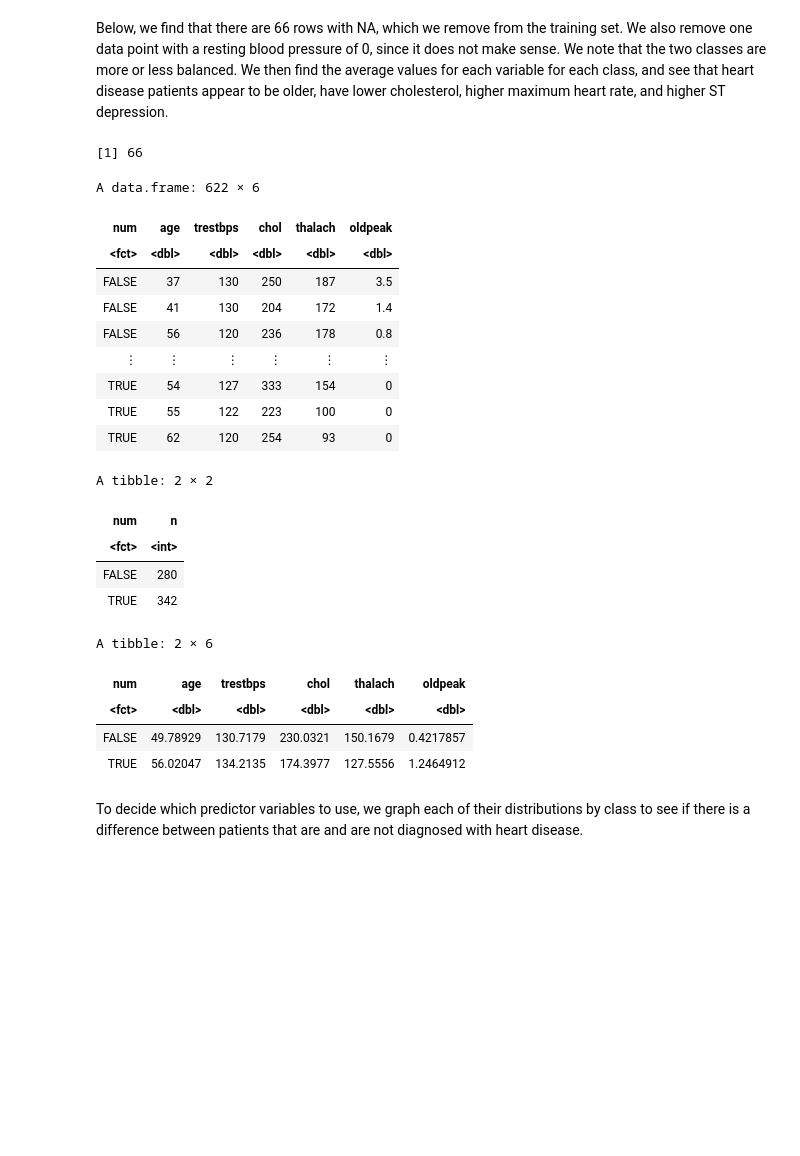
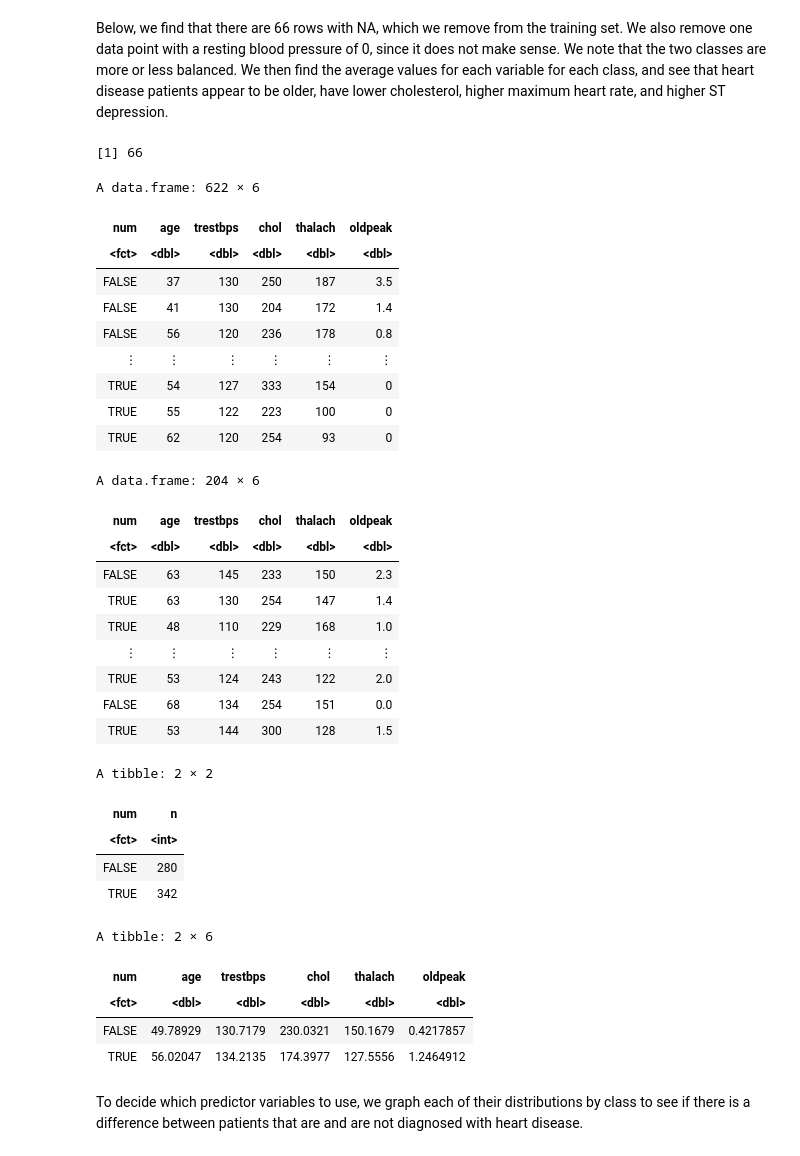
Before and after one commit to EdwardJXLi/DSCI-100-group-project, a Jupyter notebook: HeartDiseasePrediction.ipynb, the cells around one changed output. Drawn from its saved outputs; the diff is of its cells as text; code cells hidden in the pictures; blank space fills up the shorter version.

Commit message:
Added Initial Data Classification

```diff
--- a/HeartDiseasePrediction.ipynb
+++ b/HeartDiseasePrediction.ipynb
@@ -188,43 +206,59 @@ num_na
 
 heart_training_clean <- heart_training |>
     filter(!is.na(age)&!is.na(trestbps)&!is.na(chol)&!is.na(thalach)&!is.na(oldpeak))|>
     filter(trestbps!=0)
 
 heart_training_clean
 
+heart_testing_clean <- heart_testing |>
+    filter(!is.na(age)&!is.na(trestbps)&!is.na(chol)&!is.na(thalach)&!is.na(oldpeak))|>
+    filter(trestbps!=0)
+
+heart_testing_clean
+
 # Distribution of target class
 class_dist <- heart_training_clean |>
     group_by(num) |>
     summarize(n=n())
 class_dist
 
 # Average values table of each predictor
 var_means <- heart_training_clean |>
     group_by(num)|>
     summarize(across(age:oldpeak, mean, na.rm=TRUE))
 var_means
 # %% [output]
 [1] 66
 A data.frame: 622 × 6
 | num | age | trestbps | chol | thalach | oldpeak |
 | <fct> | <dbl> | <dbl> | <dbl> | <dbl> | <dbl> |
 | FALSE | 37 | 130 | 250 | 187 | 3.5 |
 | FALSE | 41 | 130 | 204 | 172 | 1.4 |
 | FALSE | 56 | 120 | 236 | 178 | 0.8 |
 | ⋮ | ⋮ | ⋮ | ⋮ | ⋮ | ⋮ |
 | TRUE | 54 | 127 | 333 | 154 | 0 |
 | TRUE | 55 | 122 | 223 | 100 | 0 |
 | TRUE | 62 | 120 | 254 | 93 | 0 |
-A tibble: 2 × 2
+A data.frame: 204 × 6
-| num | n |
-| <fct> | <int> |
-| FALSE | 280 |
-| TRUE | 342 |
+| num | age | trestbps | chol | thalach | oldpeak |
+| <fct> | <dbl> | <dbl> | <dbl> | <dbl> | <dbl> |
+| FALSE | 63 | 145 | 233 | 150 | 2.3 |
+| TRUE | 63 | 130 | 254 | 147 | 1.4 |
+| TRUE | 48 | 110 | 229 | 168 | 1.0 |
+| ⋮ | ⋮ | ⋮ | ⋮ | ⋮ | ⋮ |
+| TRUE | 53 | 124 | 243 | 122 | 2.0 |
+| FALSE | 68 | 134 | 254 | 151 | 0.0 |
+| TRUE | 53 | 144 | 300 | 128 | 1.5 |
-A tibble: 2 × 6
+A tibble: 2 × 2
-| num | age | trestbps | chol | thalach | oldpeak |
-| <fct> | <dbl> | <dbl> | <dbl> | <dbl> | <dbl> |
-| FALSE | 49.78929 | 130.7179 | 230.0321 | 150.1679 | 0.4217857 |
-| TRUE | 56.02047 | 134.2135 | 174.3977 | 127.5556 | 1.2464912 |
+| num | n |
+| <fct> | <int> |
+| FALSE | 280 |
+| TRUE | 342 |
+A tibble: 2 × 6
+| num | age | trestbps | chol | thalach | oldpeak |
+| <fct> | <dbl> | <dbl> | <dbl> | <dbl> | <dbl> |
+| FALSE | 49.78929 | 130.7179 | 230.0321 | 150.1679 | 0.4217857 |
+| TRUE | 56.02047 | 134.2135 | 174.3977 | 127.5556 | 1.2464912 |
 # %% [markdown]
 To decide which predictor variables to use, we graph each of their distributions by class to see if there is a difference between patients that are and are not diagnosed with heart disease.
 # %%
```
Also changed, not shown: parts of 6 cells of this notebook.
